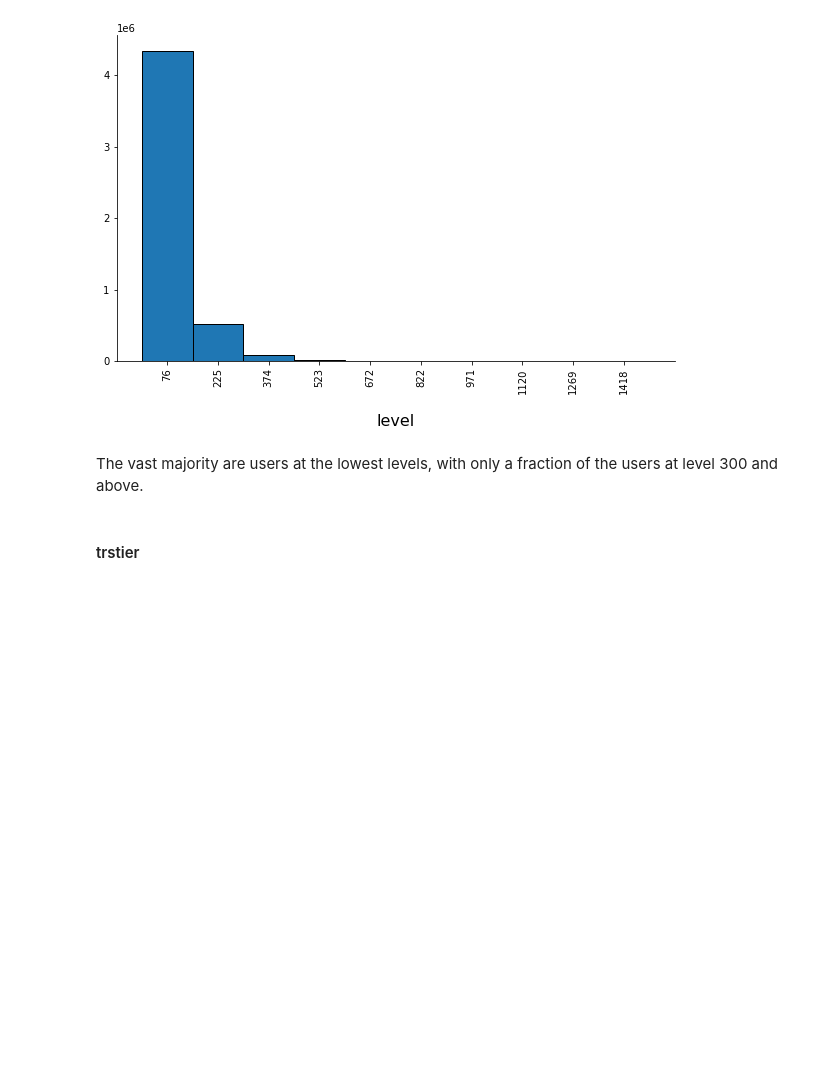
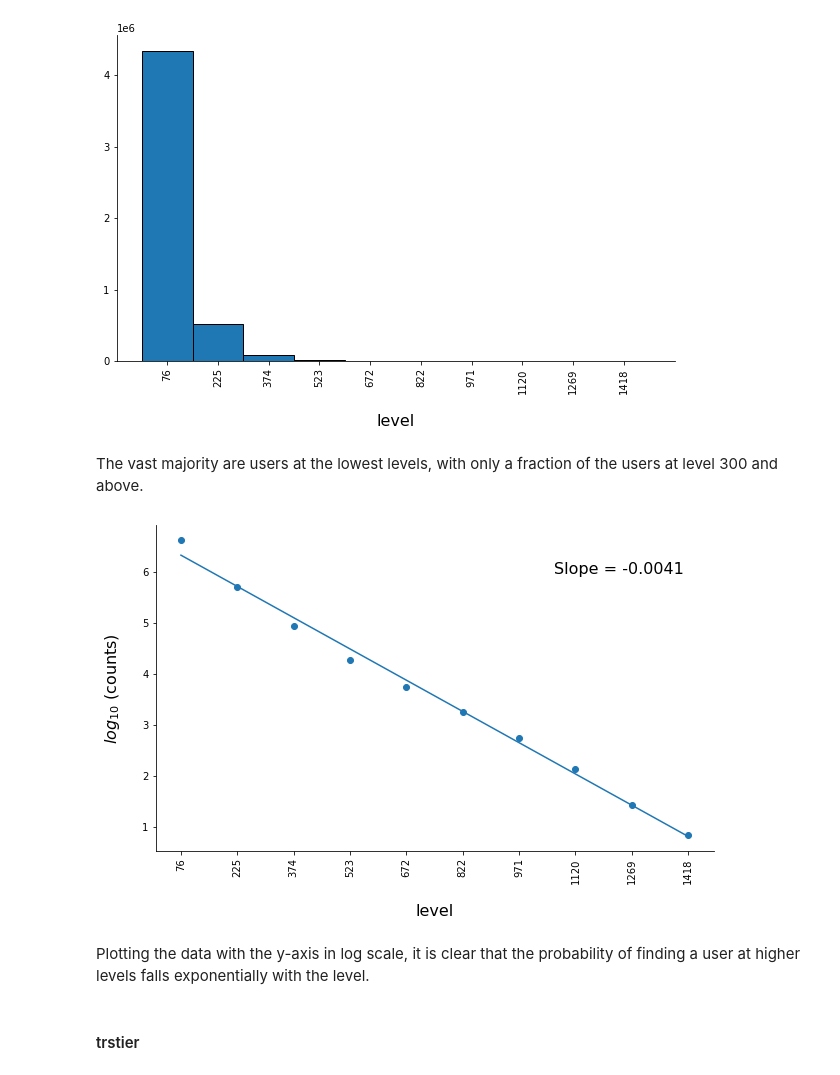
Before and after one commit to AlexanderLoebel/Homogeneity, a Jupyter notebook: Exploratory Data Analysis of the historical features - Part 1.ipynb, the cells around one changed output. Drawn from its saved outputs; the diff is of its cells as text; code cells hidden in the pictures; blank space fills up the shorter version.

```diff
--- a/Exploratory Data Analysis of the historical features - Part 1.ipynb
+++ b/Exploratory Data Analysis of the historical features - Part 1.ipynb
@@ -257,0 +265,37 @@ def get_basic_feature_char(data_frame, column):
+# %%
+def fit_linear(bins_center, counts, start_at):
+
+    model = np.polyfit(bins_center[start_at:], np.log10(counts[start_at:] + 1), 1)  # The + 1 is to avoid log of zero
+#     model = np.polyfit(bins_center[2:], np.log(counts[2:]), 1)
+    slope = model[0]
+    intercept = model[1]
+
+    return slope, intercept
+# %%
+def plot_log_scale(data_frame, column, n_bins, start_at = 0, figure_size = (10, 6)):
+
+    x = data_frame[column].to_numpy()
+    counts, bins, patches = get_hist_info(x, n_bins)
+    bins_center = [(patch._x0 + patch._x1)/2 for patch in patches]
+    slope, intercept = fit_linear(bins_center, counts, start_at)
+
+    plt.figure(figsize=figure_size)
+
+    plt.scatter(bins_center, np.log10(counts + 1))  # The + 1 is to avoid log of zero
+    plt.plot(bins_center[start_at:], [(slope*k + intercept) for k in bins_center[start_at:]])
+    plt.text(np.max(bins_center)*0.75, np.max(np.log10(counts + 1)*0.9), 'Slope = {:.2}'.format(slope), size=16)  # The + 1 is to avoid log of zero
+
+    plt.xticks(bins_center, np.ceil(bins_center))
+
+    # after plotting the data, format the labels
+    current_values = plt.gca().get_xticks()
+    # using format string '{:.0f}' here but you can choose others
+    plt.gca().set_xticklabels(['{:.0f}'.format(x) for x in current_values])
+    plt.xticks(rotation=90)
+
+    # Set x-axis label
+    plt.xlabel(column, labelpad=20, size=16)
+    plt.ylabel('$log_{10}$ (counts) ', labelpad=20, size=16)
+    sb.despine(top=True, right=True, left=False, bottom=False)
+
+    plt.show()
@@ -288,6 +348,12 @@ hist_of_numerical_feature(data_for_clustering, 'level', n_bins)
 [figure]
 # %% [markdown]
 The vast majority are users at the lowest levels, with only a fraction of the users at level 300 and above.
+# %%
+plot_log_scale(data_for_clustering, 'level', n_bins)
+# %% [output]
+[figure, added]
+# %% [markdown]
+Plotting the data with the y-axis in log scale, it is clear that the probability of finding a user at higher levels falls exponentially with the level.
 # %% [markdown]
 #### trstier
 # %%
```
Also changed, not shown: parts of 19 cells of this notebook, 1 other file.
